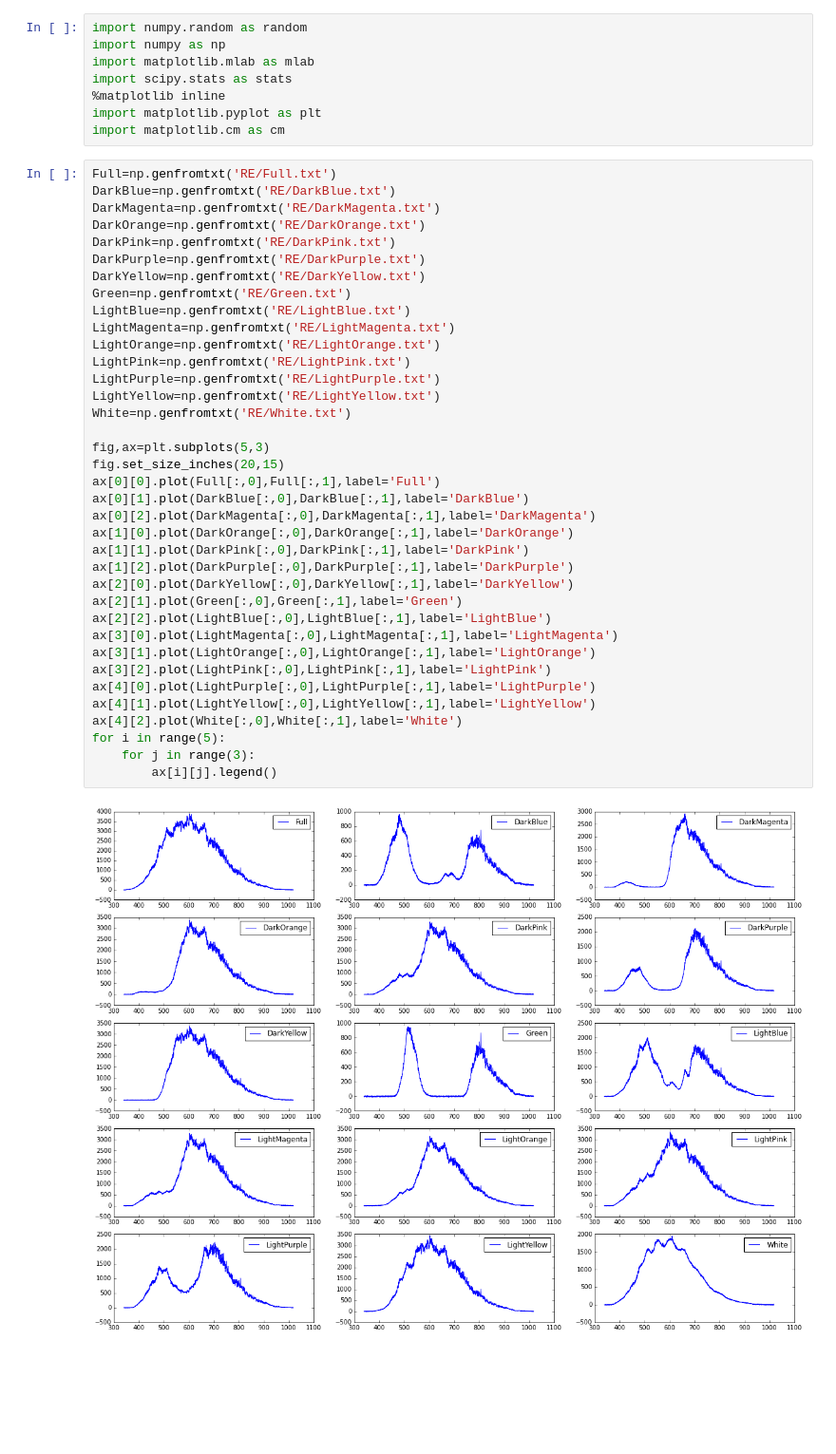
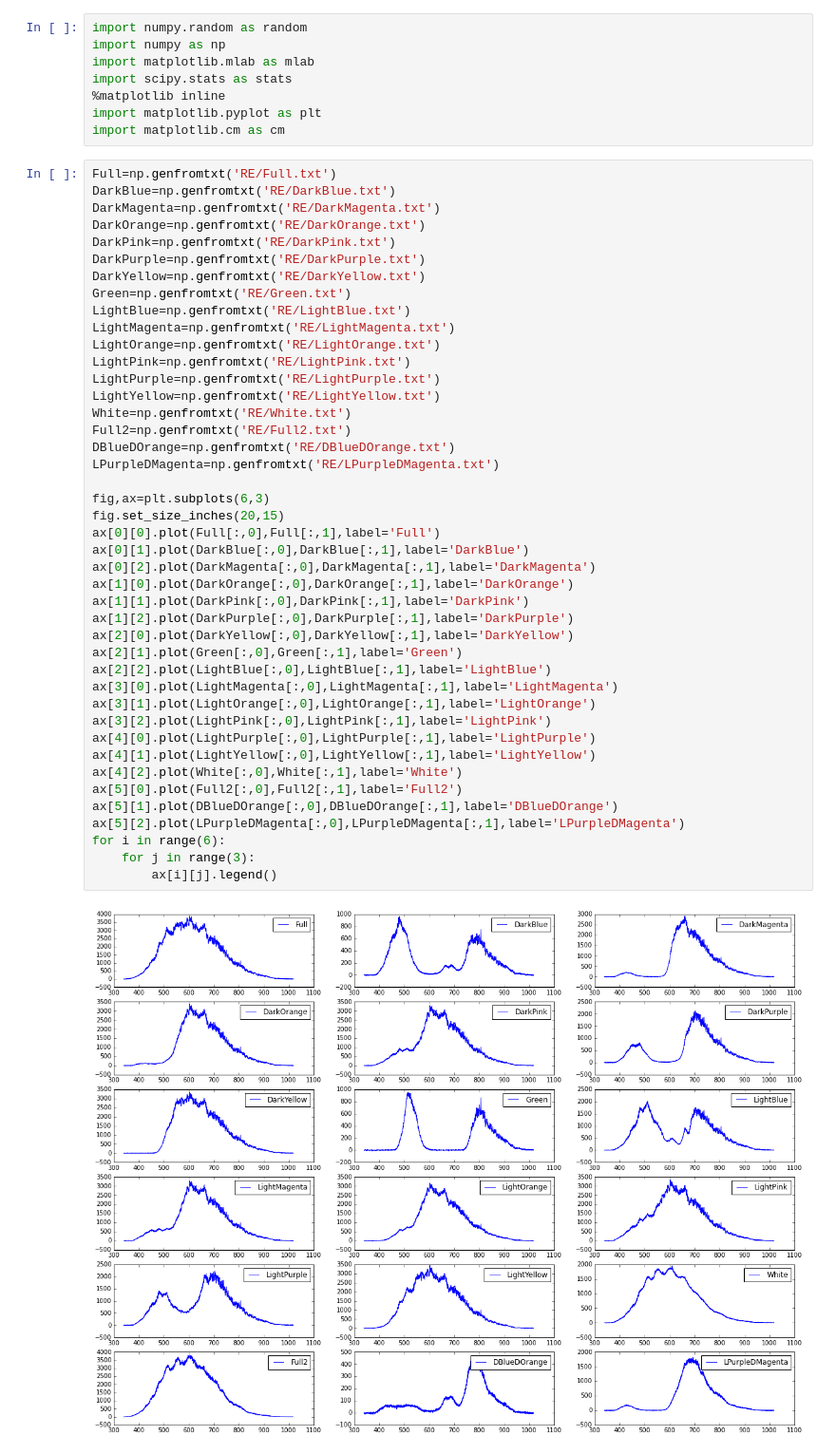
Before and after one commit to rethmecc/Phy411Assignments, a Jupyter notebook: RenewableEnergy.ipynb, the cells around one changed output. Shown at 95% size. Cells and saved outputs as stored; diff of their text form; blank space fills up the shorter version.

```diff
--- a/RenewableEnergy.ipynb
+++ b/RenewableEnergy.ipynb
@@ -15,36 +15,42 @@ DarkPink=np.genfromtxt('RE/DarkPink.txt')
 DarkPurple=np.genfromtxt('RE/DarkPurple.txt')
 DarkYellow=np.genfromtxt('RE/DarkYellow.txt')
 Green=np.genfromtxt('RE/Green.txt')
 LightBlue=np.genfromtxt('RE/LightBlue.txt')
 LightMagenta=np.genfromtxt('RE/LightMagenta.txt')
 LightOrange=np.genfromtxt('RE/LightOrange.txt')
 LightPink=np.genfromtxt('RE/LightPink.txt')
 LightPurple=np.genfromtxt('RE/LightPurple.txt')
 LightYellow=np.genfromtxt('RE/LightYellow.txt')
 White=np.genfromtxt('RE/White.txt')
+Full2=np.genfromtxt('RE/Full2.txt')
+DBlueDOrange=np.genfromtxt('RE/DBlueDOrange.txt')
+LPurpleDMagenta=np.genfromtxt('RE/LPurpleDMagenta.txt')
 
-fig,ax=plt.subplots(5,3)
+fig,ax=plt.subplots(6,3)
 fig.set_size_inches(20,15)
 ax[0][0].plot(Full[:,0],Full[:,1],label='Full')
 ax[0][1].plot(DarkBlue[:,0],DarkBlue[:,1],label='DarkBlue')
 ax[0][2].plot(DarkMagenta[:,0],DarkMagenta[:,1],label='DarkMagenta')
 ax[1][0].plot(DarkOrange[:,0],DarkOrange[:,1],label='DarkOrange')
 ax[1][1].plot(DarkPink[:,0],DarkPink[:,1],label='DarkPink')
 ax[1][2].plot(DarkPurple[:,0],DarkPurple[:,1],label='DarkPurple')
 ax[2][0].plot(DarkYellow[:,0],DarkYellow[:,1],label='DarkYellow')
 ax[2][1].plot(Green[:,0],Green[:,1],label='Green')
 ax[2][2].plot(LightBlue[:,0],LightBlue[:,1],label='LightBlue')
 ax[3][0].plot(LightMagenta[:,0],LightMagenta[:,1],label='LightMagenta')
 ax[3][1].plot(LightOrange[:,0],LightOrange[:,1],label='LightOrange')
 ax[3][2].plot(LightPink[:,0],LightPink[:,1],label='LightPink')
 ax[4][0].plot(LightPurple[:,0],LightPurple[:,1],label='LightPurple')
 ax[4][1].plot(LightYellow[:,0],LightYellow[:,1],label='LightYellow')
 ax[4][2].plot(White[:,0],White[:,1],label='White')
-for i in range(5):
+ax[5][0].plot(Full2[:,0],Full2[:,1],label='Full2')
+ax[5][1].plot(DBlueDOrange[:,0],DBlueDOrange[:,1],label='DBlueDOrange')
+ax[5][2].plot(LPurpleDMagenta[:,0],LPurpleDMagenta[:,1],label='LPurpleDMagenta')
+for i in range(6):
     for j in range(3):
         ax[i][j].legend()
 # %% [output]
-[figure, old version]
+[figure, new version]
 # %%
 Comb1=DarkPink-LightBlue*0.8+DarkOrange*0.5-DarkPurple+White*0.8-DarkMagenta*0.4
 Comb2=Green
```
Also changed, not shown: parts of 6 cells of this notebook, 19 other files.
